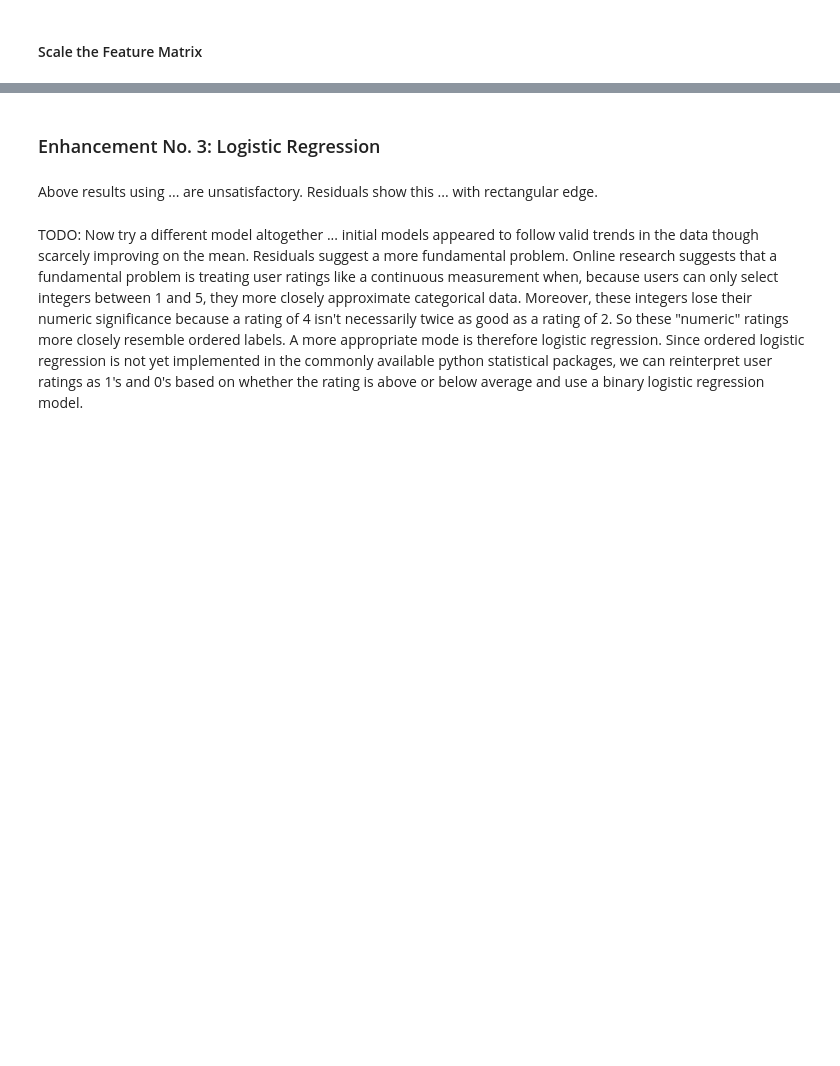
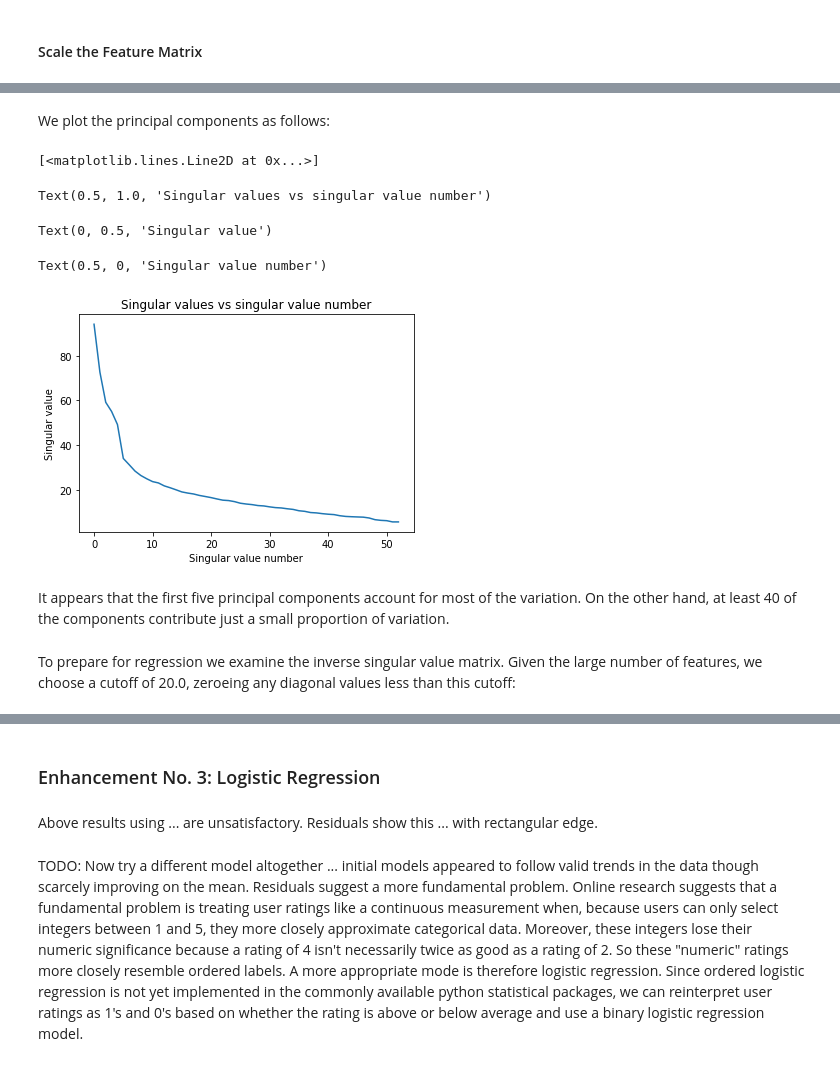
Before and after one commit to pelorenz/data-science-410, a Jupyter notebook: PeterLorenz-M03.ipynb, the cells around one changed output, grey strips where cells are left out. Saved outputs shown, nothing was run; the diff lists cells and outputs as text; code cells hidden in the pictures; blank space fills up the shorter version.

Commit message:
SVD model

```diff
--- a/PeterLorenz-M03.ipynb
+++ b/PeterLorenz-M03.ipynb
@@ -571,0 +609,29 @@ Note that the matrix has an abundance of features, including a large number of c
+# %%
+# Create new scaled DataFrame
+scaled_data = pd.DataFrame()
+
+# Features that we scale
+scale_cols = ['total_fat_pct','sugar_pct','sodium_pct','protein_pct','carbohydrates_pct']
+
+# Scale the feature columns for accurate comparison
+for col in scale_cols:
+    scaled_data.loc[:,col] = scale(recipes.loc[:,col])
+
+# Categorical feature(s)
+categorical_features = ['has_bulb','has_oil','has_herb','has_olive','has_peppercorn',
+                        'has_hot_pepper','has_tomato','has_citrus','has_legume','has_misc_spice',
+                        'has_vinegar','has_warm_spice','has_tuber','has_sweet_pepper','has_seed',
+                        'has_grain','has_potato','has_rice','has_cabbage','has_nut','has_pungent',
+                        'has_tofu','has_green','has_squash','has_complex_sugar','has_mushroom',
+                        'has_corn','has_curry','has_pod','has_cucumber','has_dairy_subs',
+                        'has_alcohol','has_yeast','has_sweet_tuber','has_avocado','has_eggplant',
+                        'has_tropical_fruit','has_paste','has_sweet_fruit','has_noodle',
+                        'has_pome_fruit','has_lettuce','has_sprout','has_berry','has_margarine',
+                        'has_stone_fruit','has_meat_subs','has_egg_subs']
+
+# Transfer columns for categorical features
+for col in categorical_features:
+    scaled_data[col] = recipes[col]
+
+# Display scaled data
+scaled_data
@@ -571,0 +656,3 @@ Note that the matrix has an abundance of features, including a large number of c
+# %%
+# Compute the inverse of the model matrix
+U, s, V = np.linalg.svd(scaled_data, full_matrices=False)
@@ -571,0 +675,17 @@ Note that the matrix has an abundance of features, including a large number of c
+# %% [markdown]
+We plot the principal components as follows:
+# %%
+plt.plot(s)
+plt.title('Singular values vs singular value number')
+plt.ylabel('Singular value')
+plt.xlabel('Singular value number')
+# %% [output]
+[<matplotlib.lines.Line2D at 0x...>]
+Text(0.5, 1.0, 'Singular values vs singular value number')
+Text(0, 0.5, 'Singular value')
+Text(0.5, 0, 'Singular value number')
+[figure, added]
+# %% [markdown]
+It appears that the first five principal components account for most of the variation. On the other hand, at least 40 of the components contribute just a small proportion of variation.
+# %% [markdown]
+To prepare for regression we examine the inverse singular value matrix. Given the large number of features, we choose a cutoff of 20.0, zeroeing any diagonal values less than this cutoff:
```
Also changed, not shown: parts of 24 cells of this notebook.
